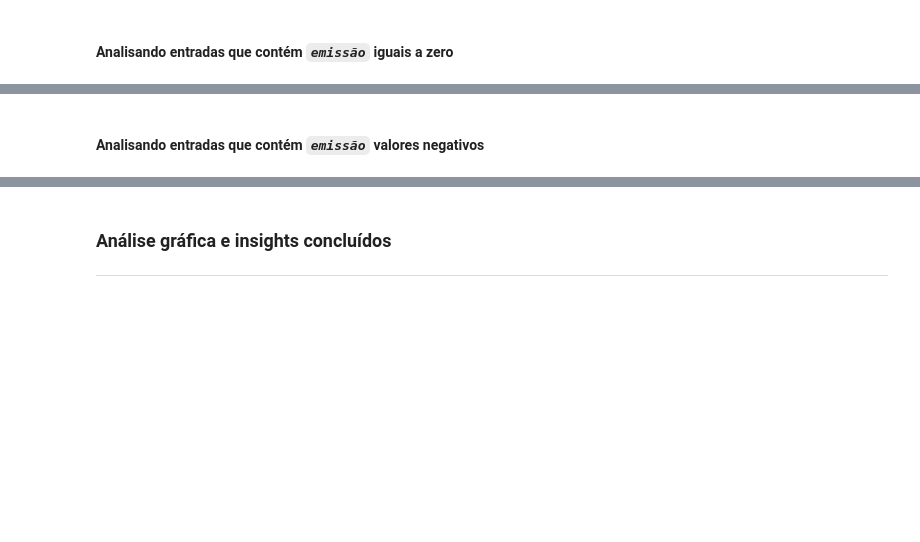
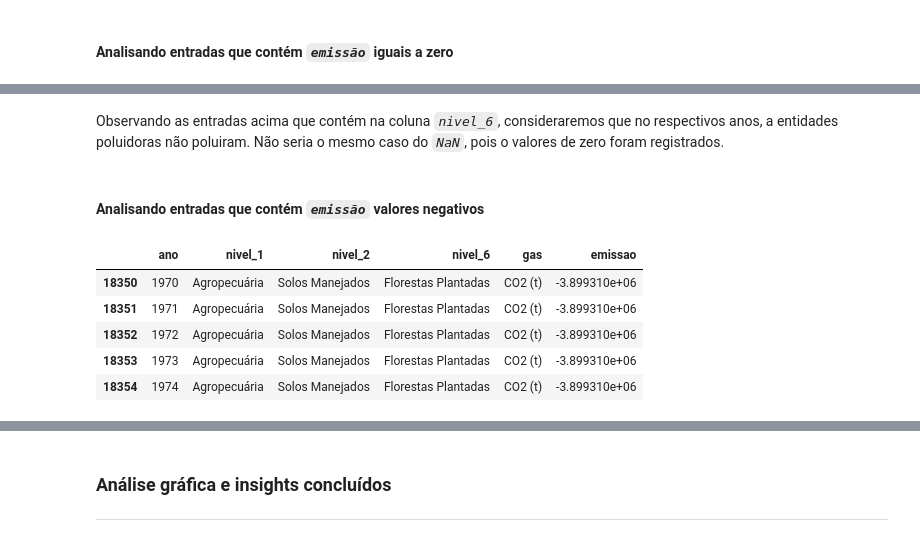
Before and after one commit to pyurips/data-analysis-seeg, a Jupyter notebook: data_analysis_SEEG.ipynb, the cells around one changed output, grey strips where cells are left out. Drawn from its saved outputs; the diff is of its cells as text; code cells hidden in the pictures; blank space fills up the shorter version.

```diff
--- a/data_analysis_SEEG.ipynb
+++ b/data_analysis_SEEG.ipynb
@@ -429,2 +458,13 @@ print(f'Quantidade de valores nulos: \n{dataset_clean.isnull().sum()}.')
+# %% [markdown]
+Observando as entradas acima que contém na coluna *`nivel_6`*, consideraremos que no respectivos anos, a entidades poluidoras não poluiram. Não seria o mesmo caso do *`NaN`*, pois o valores de zero foram registrados.
 # %% [markdown]
 #### **Analisando entradas que contém *`emissão`* valores negativos**
+# %%
+dataset_clean[dataset_clean.emissao < 0].head()
+# %% [output]
+|  | ano | nivel_1 | nivel_2 | nivel_6 | gas | emissao |
+| 18350 | 1970 | Agropecuária | Solos Manejados | Florestas Plantadas | CO2 (t) | -3.899310e+06 |
+| 18351 | 1971 | Agropecuária | Solos Manejados | Florestas Plantadas | CO2 (t) | -3.899310e+06 |
+| 18352 | 1972 | Agropecuária | Solos Manejados | Florestas Plantadas | CO2 (t) | -3.899310e+06 |
+| 18353 | 1973 | Agropecuária | Solos Manejados | Florestas Plantadas | CO2 (t) | -3.899310e+06 |
+| 18354 | 1974 | Agropecuária | Solos Manejados | Florestas Plantadas | CO2 (t) | -3.899310e+06 |
```
Also changed, not shown: parts of 4 cells of this notebook.
